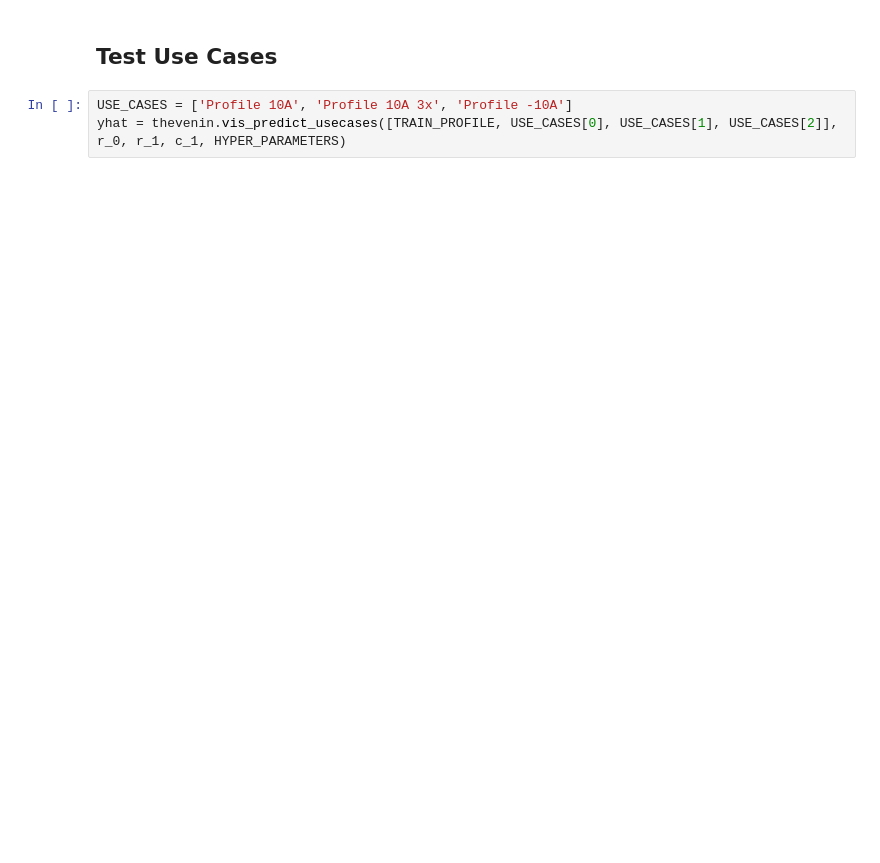
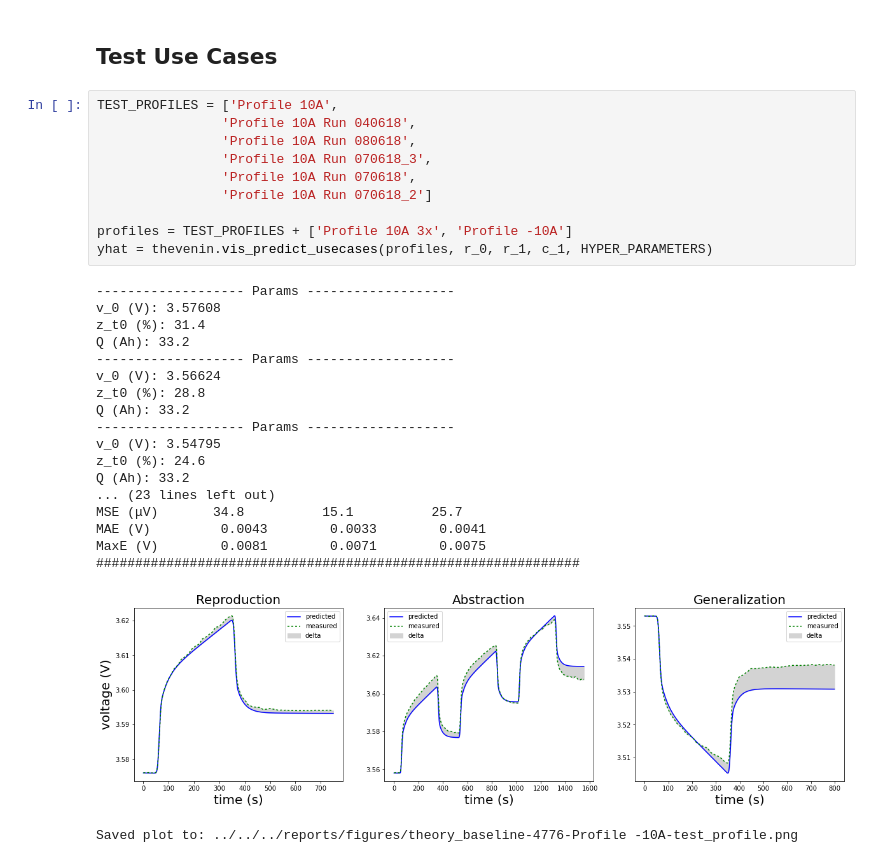
Before and after one commit to Energy-Theory-Guided-Data-Science/Battery-System, a Jupyter notebook: Battery-System/notebooks/models/theory_baseline/01-T_TheveninModel.ipynb, the cells around one changed output. Saved outputs shown, nothing was run; the diff lists cells and outputs as text; blank space fills up the shorter version.

```diff
--- a/Battery-System/notebooks/models/theory_baseline/01-T_TheveninModel.ipynb
+++ b/Battery-System/notebooks/models/theory_baseline/01-T_TheveninModel.ipynb
@@ -76,5 +133,32 @@ yhat = thevenin.predict(TEST_PROFILE, r_0, r_1, c_1, HYPER_PARAMETERS)
 # %% [markdown]
 ## Test Use Cases
 # %%
-USE_CASES = ['Profile 10A', 'Profile 10A 3x', 'Profile -10A']
-yhat = thevenin.vis_predict_usecases([TRAIN_PROFILE, USE_CASES[0], USE_CASES[1], USE_CASES[2]], r_0, r_1, c_1, HYPER_PARAMETERS)
+TEST_PROFILES = ['Profile 10A',
+                'Profile 10A Run 040618',
+                'Profile 10A Run 080618',
+                'Profile 10A Run 070618_3',
+                'Profile 10A Run 070618',
+                'Profile 10A Run 070618_2']
+
+profiles = TEST_PROFILES + ['Profile 10A 3x', 'Profile -10A']
+yhat = thevenin.vis_predict_usecases(profiles, r_0, r_1, c_1, HYPER_PARAMETERS)
+# %% [output]
+------------------- Params -------------------
+v_0 (V): 3.57608
+z_t0 (%): 31.4
+Q (Ah): 33.2
+------------------- Params -------------------
+v_0 (V): 3.56624
+z_t0 (%): 28.8
+Q (Ah): 33.2
+------------------- Params -------------------
+v_0 (V): 3.54795
+z_t0 (%): 24.6
+Q (Ah): 33.2
+... (23 lines left out)
+MSE (μV)       34.8          15.1          25.7
+MAE (V)         0.0043        0.0033        0.0041
+MaxE (V)        0.0081        0.0071        0.0075
+##############################################################
+[figure, added]
+Saved plot to: ../../../reports/figures/theory_baseline-4776-Profile -10A-test_profile.png
```
Also changed, not shown: parts of 10 cells of this notebook, 4 other files.
